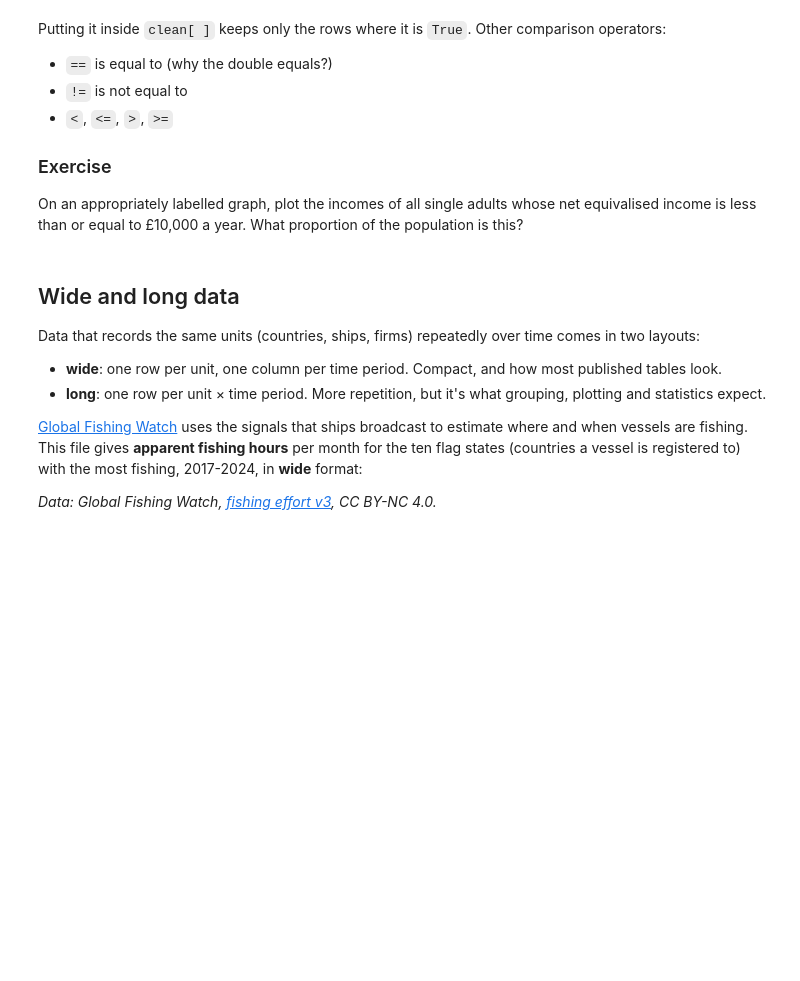
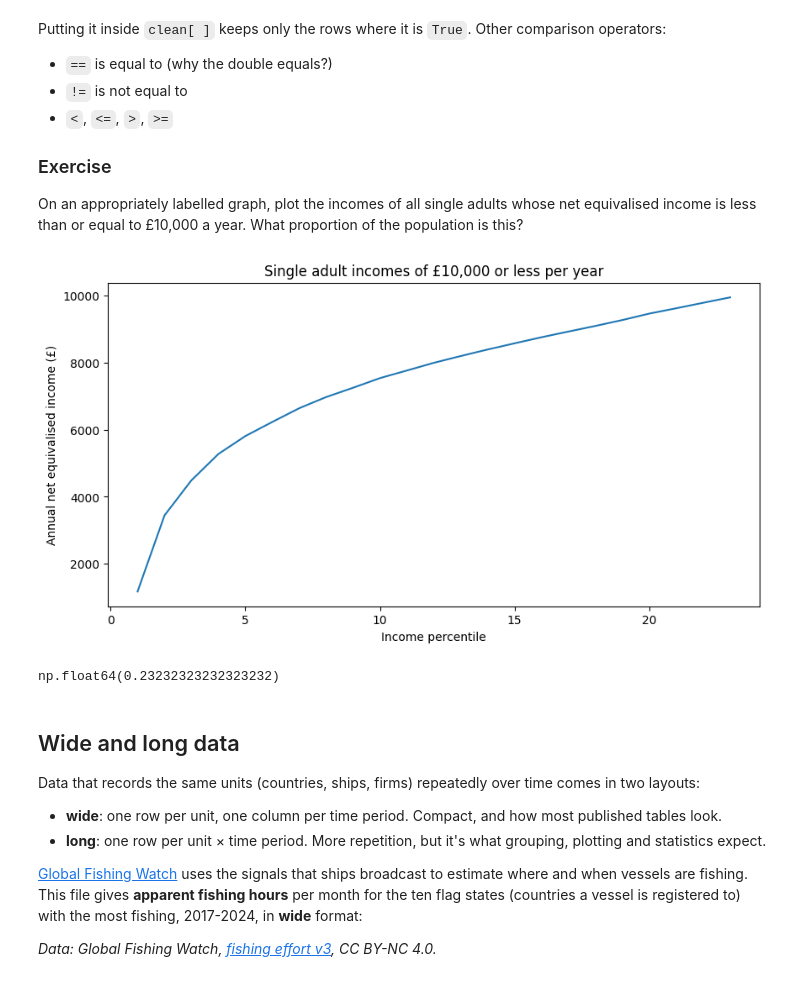
Before and after one commit to Teer0716/BASC0005, a Jupyter notebook: w02_pandas.ipynb, the cells around one changed output. Drawn from its saved outputs; the diff is of its cells as text; code cells hidden in the pictures; blank space fills up the shorter version.

```diff
--- a/w02_pandas.ipynb
+++ b/w02_pandas.ipynb
@@ -282,3 +297,17 @@ On an appropriately labelled graph, plot the incomes of all single adults whose
+# %%
+# your code here
+single = clean[clean["Single adult"] <= 10000]
+
+single["Single adult"].plot()
+plt.title("Single adult incomes of £10,000 or less per year")
+plt.xlabel("Income percentile")
+plt.ylabel("Annual net equivalised income (£)")
+plt.show()
+
+(clean["Single adult"] <= 10000).mean()
+# %% [output]
+[figure, added]
+np.float64(0.23232323232323232)
 # %% [markdown]
 ## Wide and long data
 
```
Also changed, not shown: parts of 5 cells of this notebook.
